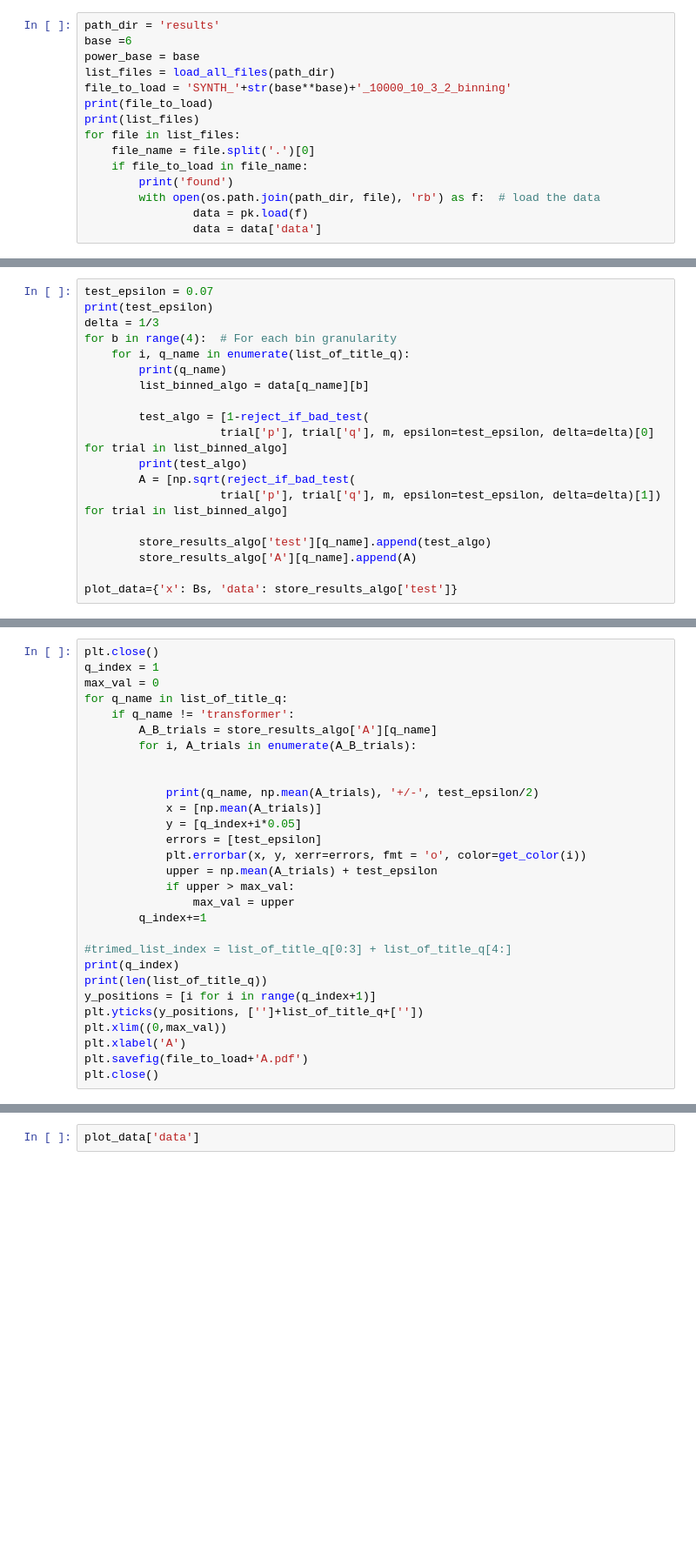
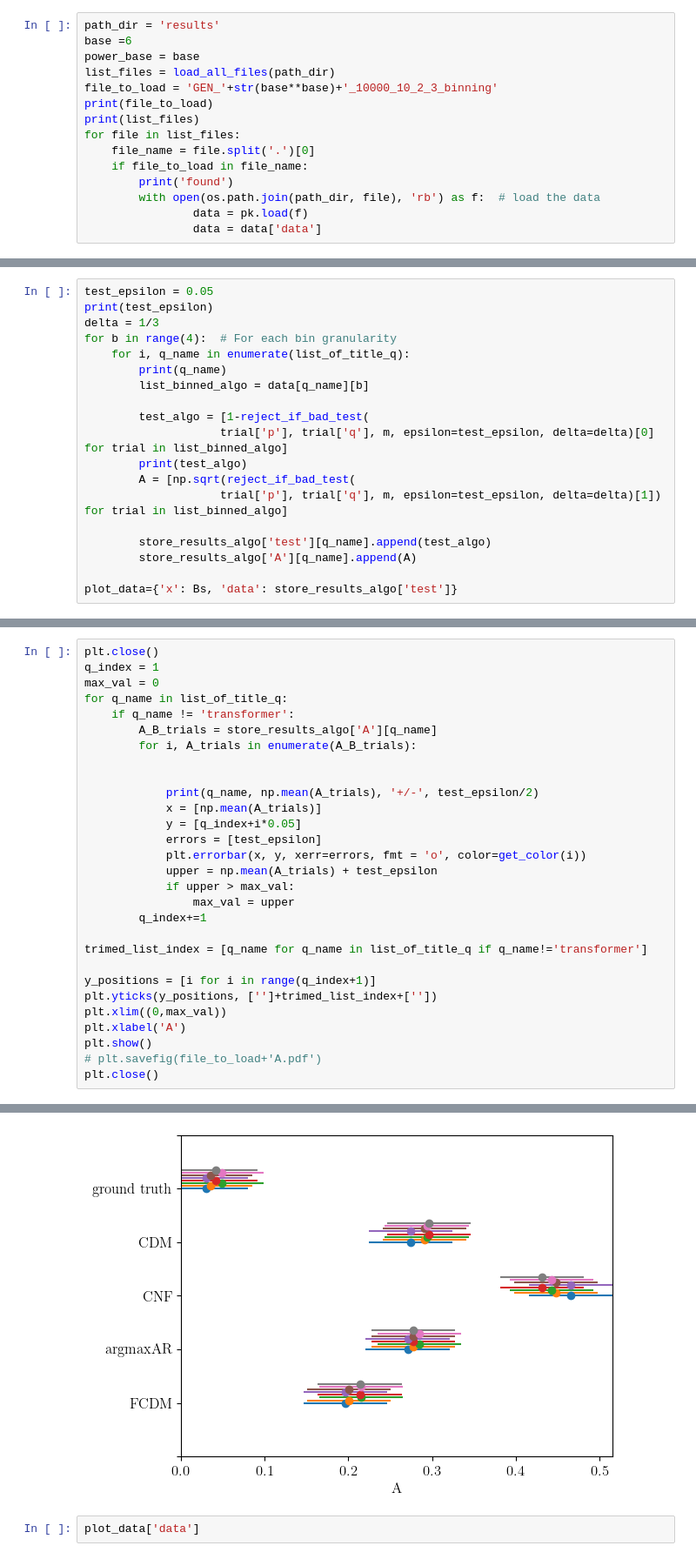
Before and after one commit to AnjaKroon/GenModel, a Jupyter notebook: Plotting.ipynb, the cells around one changed output, grey strips where cells are left out. Shown: that part at 87% size. Drawn from its saved outputs; the diff is of its cells as text; blank space fills up the shorter version.

```diff
--- a/Plotting.ipynb
+++ b/Plotting.ipynb
@@ -20,7 +18,7 @@ path_dir = 'results'
 base =6
 power_base = base
 list_files = load_all_files(path_dir)
-file_to_load = 'SYNTH_'+str(base**base)+'_10000_10_3_2_binning'
+file_to_load = 'GEN_'+str(base**base)+'_10000_10_2_3_binning'
 print(file_to_load)
 print(list_files)
 for file in list_files:
@@ -62,5 +60,5 @@ for metric in metrics:
 # %%
-test_epsilon = 0.07
+test_epsilon = 0.05
 print(test_epsilon)
 delta = 1/3
 for b in range(4):  # For each bin granularity
@@ -123,13 +118,13 @@ for q_name in list_of_title_q:
                 max_val = upper
         q_index+=1
 
-#trimed_list_index = list_of_title_q[0:3] + list_of_title_q[4:]
-print(q_index)
-print(len(list_of_title_q))
+trimed_list_index = [q_name for q_name in list_of_title_q if q_name!='transformer']
+
 y_positions = [i for i in range(q_index+1)]
-plt.yticks(y_positions, ['']+list_of_title_q+[''])
+plt.yticks(y_positions, ['']+trimed_list_index+[''])
 plt.xlim((0,max_val))
 plt.xlabel('A')
-plt.savefig(file_to_load+'A.pdf')
+plt.show()
+# plt.savefig(file_to_load+'A.pdf')
 plt.close()
 # %% [output]
@@ -153,3 +148,4 @@ heavily tempered 0.14570147461638674 +/- 0.035
+[figure, added]
 # %%
 plot_data['data']
 # %% [output]
```
Also changed, not shown: parts of 12 cells of this notebook, 2 other files.
